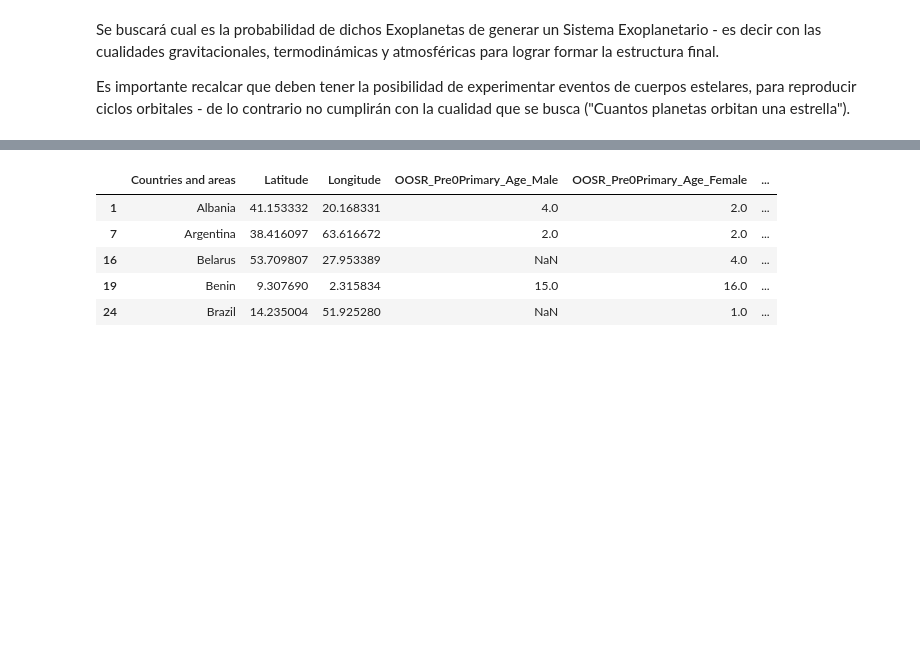
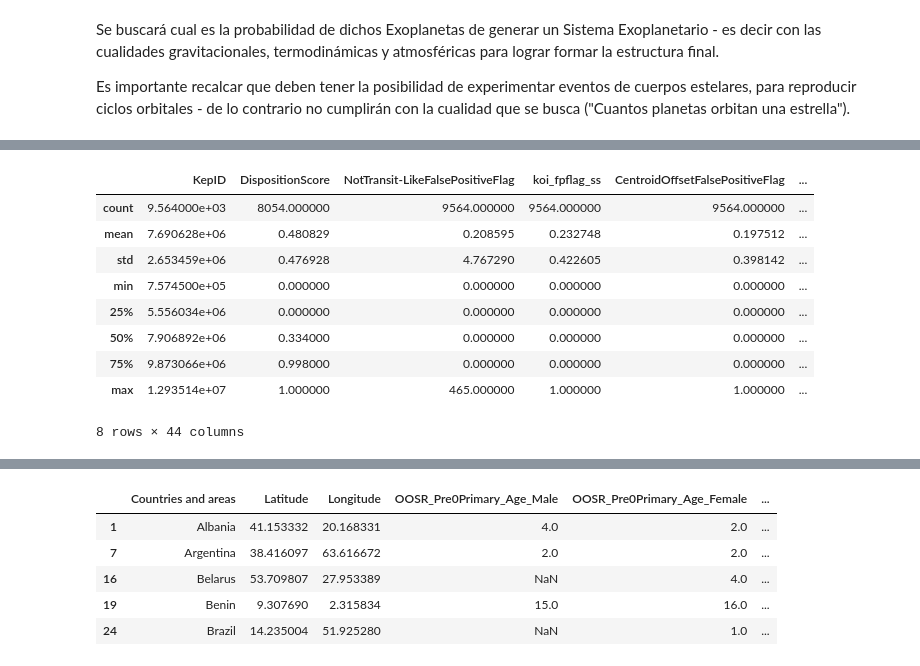
Before and after one commit to vomicienta/DataScience, a Jupyter notebook: ProyectoDS_ParteI_Cignola.ipynb, the cells around one changed output, grey strips where cells are left out. Cells and saved outputs as stored; diff of their text form; code cells hidden in the pictures; blank space fills up the shorter version.

```diff
--- a/ProyectoDS_ParteI_Cignola.ipynb
+++ b/ProyectoDS_ParteI_Cignola.ipynb
@@ -176,2 +246,15 @@ Data columns (total 49 columns):
 dtypes: float64(39), int64(5), object(5)
 memory usage: 3.6+ MB
+# %%
+exop.describe()
+# %% [output]
+|  | KepID | DispositionScore | NotTransit-LikeFalsePositiveFlag | koi_fpflag_ss | CentroidOffsetFalsePositiveFlag | ... |
+| count | 9.564000e+03 | 8054.000000 | 9564.000000 | 9564.000000 | 9564.000000 | ... |
+| mean | 7.690628e+06 | 0.480829 | 0.208595 | 0.232748 | 0.197512 | ... |
+| std | 2.653459e+06 | 0.476928 | 4.767290 | 0.422605 | 0.398142 | ... |
+| min | 7.574500e+05 | 0.000000 | 0.000000 | 0.000000 | 0.000000 | ... |
+| 25% | 5.556034e+06 | 0.000000 | 0.000000 | 0.000000 | 0.000000 | ... |
+| 50% | 7.906892e+06 | 0.334000 | 0.000000 | 0.000000 | 0.000000 | ... |
+| 75% | 9.873066e+06 | 0.998000 | 0.000000 | 0.000000 | 0.000000 | ... |
+| max | 1.293514e+07 | 1.000000 | 465.000000 | 1.000000 | 1.000000 | ... |
+8 rows × 44 columns
```
Also changed, not shown: parts of 8 cells of this notebook.
